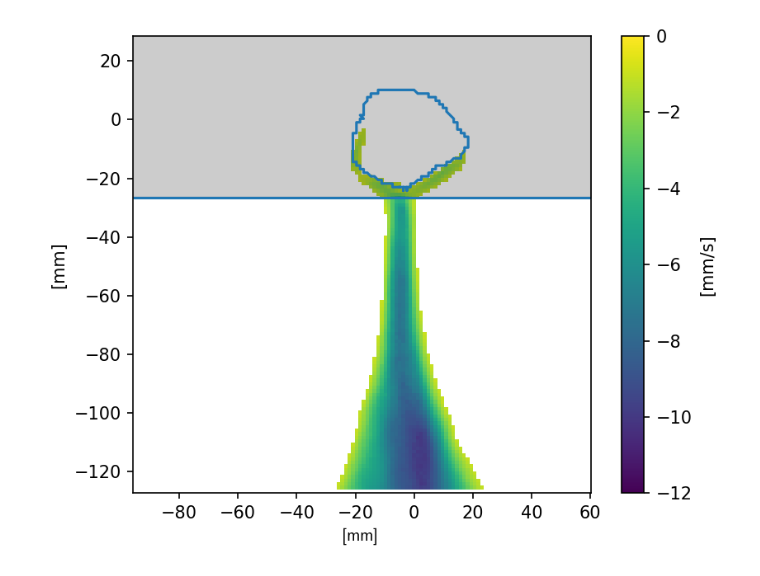
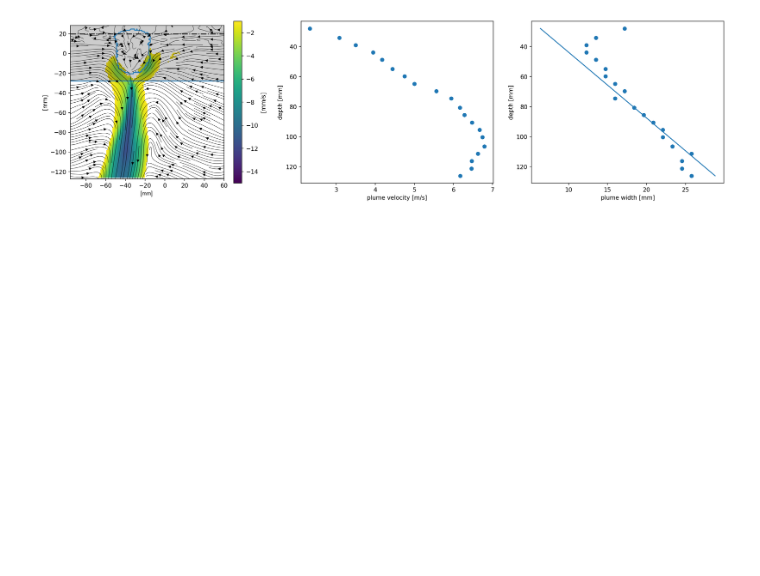
Before and after one commit to ebellincioni/floatingIce, a Jupyter notebook: 2024-05-20_plumes.ipynb, the cells around one changed output. Saved outputs shown, nothing was run; the diff lists cells and outputs as text; code cells hidden in the pictures; blank space fills up the shorter version.

Commit message:
Added plumes work

```diff
--- a/2024-05-20_plumes.ipynb
+++ b/2024-05-20_plumes.ipynb
@@ -8,8 +8,10 @@ def fitpowerlaw(x,y,deg):
     return popt
 # %%
 pivDirectory = '/Users/edoardo/Library/CloudStorage/OneDrive-UniversityofTwente/floating/2023-12-06/'
-chosen_salt,chosen_radius,chosen_time = 0.,0.025,'112113'#'111632'#'111854'# fresh
-# chosen_salt,chosen_radius,chosen_time = 35.,0.025,'111510'#'111226'# #salty
+# chosen_salt,chosen_radius,chosen_time = 0.,0.025,'112113'#fresh 50mm
+chosen_salt,chosen_radius,chosen_time = 35.,0.025,'111510'# salty 50mm
+# chosen_salt,chosen_radius,chosen_time = 10.,0.0405,'095126' #salty 81mm
+# chosen_salt,chosen_radius,chosen_time = 0.,0.025,'112901'#fresh 50mm
 
 it=-1
 folders = []
@@ -47,35 +49,37 @@ vi = np.reshape(v,(side,side))[::-1,:]
 for ic,contourPATH in enumerate(glob.glob(folder+'/*.csv')):
     contour = np.genfromtxt(contourPATH,dtype='float',delimiter=',')
     if contour.shape[1]!=2: contour = contour.T
-indexMinimum = np.min(-(contour/1024*128)[:,1].astype(int))-2 # location of bottom of ice, shifted down to go further from the ice
+indexMinimum = np.min(-(contour/1024*128)[:,1].astype(int))-6 # location of bottom of ice, shifted down to go further from the ice
 
-plt.figure(dpi=150)
+_,[ax0,ax1,ax2] = plt.subplots(1,3,dpi=150,figsize=(20,5))
+
 cleanVi = np.where(vi>-0.001,np.nan,vi)
-im = plt.imshow(cleanVi*1000,extent=(xi[0],xi[-1],yi[-1],yi[0]),vmin=-12,vmax=0)
-plt.hlines(yi[indexMinimum],xi[0],xi[-1])
+im = ax0.imshow(cleanVi*1000,extent=(xi[0],xi[-1],yi[-1],yi[0]),vmin=-15,vmax=-1)
+ax0.hlines(yi[indexMinimum],xi[0],xi[-1])
 pc = contour/1024*128 # plot contour
-plt.plot(xi[pc[:,0].astype(int)],yi[-pc[:,1].astype(int)])
-plt.colorbar(im,label='[mm/s]')
-plt.fill_between(np.linspace(xi[0],xi[-1],50),yi[indexMinimum],yi[-1],color='k',alpha=0.2)
-plt.gca().invert_yaxis()
-plt.xlabel('[mm]',usetex=True)
-plt.ylabel('[mm]')
-plt.show()
+ax0.plot(xi[pc[:,0].astype(int)],yi[-pc[:,1].astype(int)])
+ax0.hlines(yi[(findWL(-pc)).astype(int)],xi[0],xi[-1],colors='k',linestyles='-.',label='water level')
+plt.colorbar(im,label='[mm/s]',ax=ax0)
+ax0.fill_between(np.linspace(xi[0],xi[-1],50),yi[indexMinimum],yi[-1],color='k',alpha=0.2)
+ax0.streamplot(X,Y,ui,vi,color='black',linewidth=.5,density=(2,2))
+ax0.invert_yaxis()
+ax0.set_xlabel('[mm]',usetex=True)
+ax0.set_ylabel('[mm]')
 
-plt.figure(dpi=150)
-velocityProfile = cleanVi[indexMinimum,:]*1000
-plt.plot(xi,velocityProfile)
-# plumeVel = np.nanmean(velocityProfile)
-plumeVel = np.nansum(velocityProfile)/(np.sum(~np.isnan(velocityProfile))*(xi[1]-xi[0]))
-left, right = np.where(np.abs(np.gradient(np.sign(velocityProfile-plumeVel)))==1)[0][0],np.where(np.abs(np.gradient(np.sign(velocityProfile-plumeVel)))==1)[0][-1]
-b = abs(xi[left]-xi[right])
-plt.hlines(plumeVel,xi[left],xi[right],colors='red')
-plt.grid()
-plt.xlim(xi[0],xi[-1])
-plt.title(f'z = {yi[indexMinimum]:.2f}')
-plt.xlabel('[mm]')
-plt.ylabel('[mm/s]')
-plt.show()
+# plt.figure(dpi=150)
+# velocityProfile = cleanVi[indexMinimum,:]*1000
+# plt.plot(xi,velocityProfile)
+# # plumeVel = np.nanmean(velocityProfile)
+# plumeVel = np.nansum(velocityProfile)/(np.sum(~np.isnan(velocityProfile))*(xi[1]-xi[0]))
+# left, right = np.where(np.abs(np.gradient(np.sign(velocityProfile-plumeVel)))==1)[0][0],np.where(np.abs(np.gradient(np.sign(velocityProfile-plumeVel)))==1)[0][-1]
+# b = abs(xi[left]-xi[right])
+# plt.hlines(plumeVel,xi[left],xi[right],colors='red')
+# plt.grid()
+# plt.xlim(xi[0],xi[-1])
+# plt.title(f'z = {yi[indexMinimum]:.2f}')
+# plt.xlabel('[mm]')
+# plt.ylabel('[mm/s]')
+# plt.show()
 
 ws = np.array([])
 bs = np.array([])
@@ -85,6 +89,7 @@ for _,iz in enumerate(np.linspace(-len(yi)+1,indexMinimum,20,dtype=int)):
     # print(iz,yi[iz])
     velocityProfile = cleanVi[iz,:]*1000
     w = np.nanmean(cleanVi[iz,:]*1000)
+    # w = np.nansum(velocityProfile)/(np.sum(~np.isnan(velocityProfile))*(xi[1]-xi[0]))
     left, right = np.where(np.abs(np.gradient(np.sign(velocityProfile-w)))==1)[0][0],np.where(np.abs(np.gradient(np.sign(velocityProfile-w)))==1)[0][-1]
     # test
     # plt.title(yi[iz])
@@ -97,21 +102,23 @@ for _,iz in enumerate(np.linspace(-len(yi)+1,indexMinimum,20,dtype=int)):
     zs = np.append(zs,yi[iz])
     bs = np.append(bs,b)
     ws = np.append(ws,w)
-_,ax1 = plt.subplots(dpi=150)
-_,ax2 = plt.subplots(dpi=150)
-ax1.scatter(-zs,-ws)
-ax1.plot(np.linspace(40,120,50),
-         fitpowerlaw(x=-zs,y=-ws,deg=-1/3)*np.linspace(40,120,50)**(-1/3))
-ax2.scatter(zs,bs)
-ax2.plot(zs,fitpowerlaw(zs,bs,1)*zs)
+# _,ax1 = plt.subplots(dpi=150)
+# _,ax2 = plt.subplots(dpi=150)
+ax1.scatter(-ws,-zs)
+# ax1.plot(fitpowerlaw(x=-zs,y=-ws,deg=-1/3)*np.linspace(40,120,50)**(-1/3),
+#          np.linspace(40,120,50),)
+ax2.scatter(bs,-zs)
+ax2.plot(fitpowerlaw(zs,bs,1)*zs,-zs)
 alpha = -5*fitpowerlaw(zs,bs,1)[0]/6
 B = (fitpowerlaw(x=zs-np.min(zs)+1,y=-ws,deg=-1/3)[0]*6/5/alpha)**3*10/9/alpha
 print(alpha,B)
 for axi in [ax1,ax2]:
-    axi.set(xlabel='depth [mm]',)
-ax1.set(ylabel='plume velocity [m/s]')
-ax2.set(ylabel='plume width [mm]')
-
+    axi.set(ylabel='depth [mm]',)
+    axi.invert_yaxis()
+ax1.set(xlabel='plume velocity [m/s]')
+ax2.set(xlabel='plume width [mm]')
+# plt.suptitle(f'R = {exp_radius*1000} mm, S = {exp_radius} g/l')
+# plt.savefig('/Users/edoardo/Library/CloudStorage/OneDrive-UniversityofTwente/floating/graphics/plumeCharacteristics.pdf',format='pdf',bbox_inches='tight')
 plt.show()
 
 del pivData
@@ -119 +127 @@ del pivData
-[figure, old version]
+[figure, new version]
```
Also changed, not shown: parts of 2 cells of this notebook, 2 other files.
